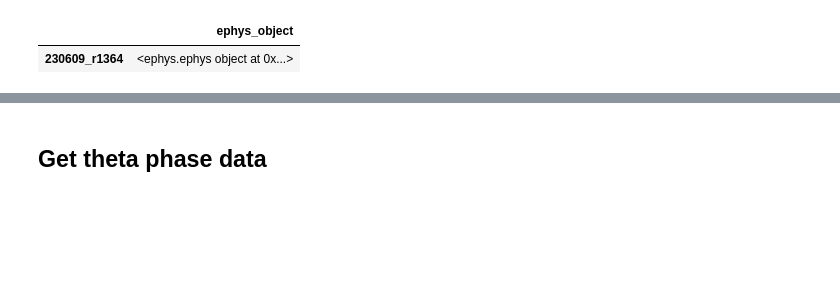
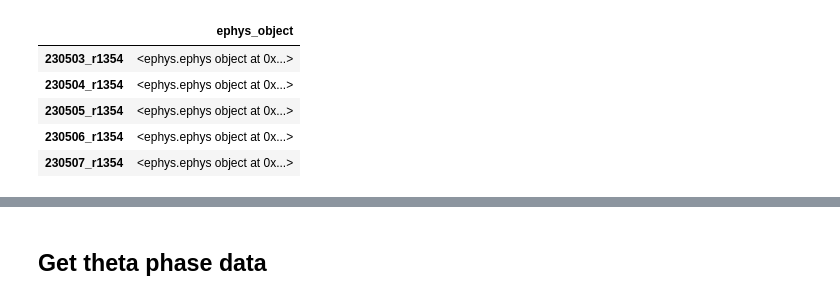
Before and after one commit to jakeswann1/SpElT, a Jupyter notebook: analysis/LFP Analyis.ipynb, the cells around one changed output, grey strips where cells are left out. Saved outputs shown, nothing was run; the diff lists cells and outputs as text; code cells hidden in the pictures; blank space fills up the shorter version.

```diff
--- a/analysis/LFP Analyis.ipynb
+++ b/analysis/LFP Analyis.ipynb
@@ -5,39 +3,41 @@
-# %%
-import sys
-import os
-sys.path.insert(1, os.path.join(sys.path[0], '..'))
-import pandas as pd
-from ephys import *
-from session_utils import find_all_sessions
-
-# # Load pickled data
-# df_all_cells = pd.read_pickle('/home/isabella/Documents/isabella/jake/ephys_analysis/ephys_objects/df_all_cells.pkl')
-
-# Load all session names and paths as dict
-session_list = find_all_sessions(sheet_path = 'https://docs.google.com/spreadsheets/d/1_Xs5i-rHNTywV-WuQ8-TZliSjTxQCCqGWOD2AL_LIq0/edit#gid=0',
-                                 data_path = '/home/isabella/Documents/isabella/jake/recording_data',
-                                 sorting_suffix = 'sorting_ks2_custom')
-
-# Initialise DataFrame for ephys objects
-df_all_cells = pd.DataFrame(data = None, index = session_list.keys(), columns = ['ephys_object'], dtype='object')
-
-for i, session_path in enumerate(session_list.values()):
-    session = list(session_list.keys())[i]
-
-    # Create ephys object for session and add to dataframe
-    obj = ephys(recording_type = 'nexus', path = session_path)
-    df_all_cells.at[list(session_list.keys())[i], 'ephys_object'] = obj
-
-
-
-# # Drop rows with no included clusters
-# df_all_cells = df_all_cells.dropna()
-# print(f'{len(df_all_cells.index)} sessions retained')
-
-# TEMP DROP ALL BUT ONE SESSION
-df_all_cells = df_all_cells.iloc[10:11,:]
-
-df_all_cells.head()
-# %% [output]
-|  | ephys_object |
-| 230609_r1364 | <ephys.ephys object at 0x...> |
+# %%
+import sys
+import os
+sys.path.insert(1, os.path.join(sys.path[0], '..'))
+import pandas as pd
+from ephys import *
+from session_utils import find_all_sessions
+
+# Load pickled data
+df_all_sessions = pd.read_pickle('/home/isabella/Documents/isabella/jake/ephys_analysis/processed_data/df_all_cells.pkl')
+
+# Load all session names and paths as dict
+session_dict = find_all_sessions(sheet_path = 'https://docs.google.com/spreadsheets/d/1_Xs5i-rHNTywV-WuQ8-TZliSjTxQCCqGWOD2AL_LIq0/edit#gid=0',
+                                 data_path = '/home/isabella/Documents/isabella/jake/recording_data',
+                                 sorting_suffix = 'sorting_ks2_custom')
+
+# Initialise DataFrame for ephys objects
+df_all_sessions = pd.DataFrame(data = None, index = session_dict.keys(), columns = ['ephys_object'], dtype='object')
+
+for i, session_path in enumerate(session_dict.values()):
+    session = list(session_dict.keys())[i]
+
+    # Create ephys object for session and add to dataframe
+    obj = ephys(recording_type = 'nexus', path = session_path)
+    df_all_sessions.at[list(session_dict.keys())[i], 'ephys_object'] = obj
+
+# # Drop rows with no included clusters
+# df_all_cells = df_all_cells.dropna()
+# print(f'{len(df_all_cells.index)} sessions retained')
+
+# TEMP DROP ALL BUT ONE SESSION
+# df_all_cells = df_all_cells.iloc[10:11,:]
+
+df_all_sessions.head()
+# %% [output]
+|  | ephys_object |
+| 230503_r1354 | <ephys.ephys object at 0x...> |
+| 230504_r1354 | <ephys.ephys object at 0x...> |
+| 230505_r1354 | <ephys.ephys object at 0x...> |
+| 230506_r1354 | <ephys.ephys object at 0x...> |
+| 230507_r1354 | <ephys.ephys object at 0x...> |
```
Also changed, not shown: parts of 18 cells of this notebook, 3 other files.
